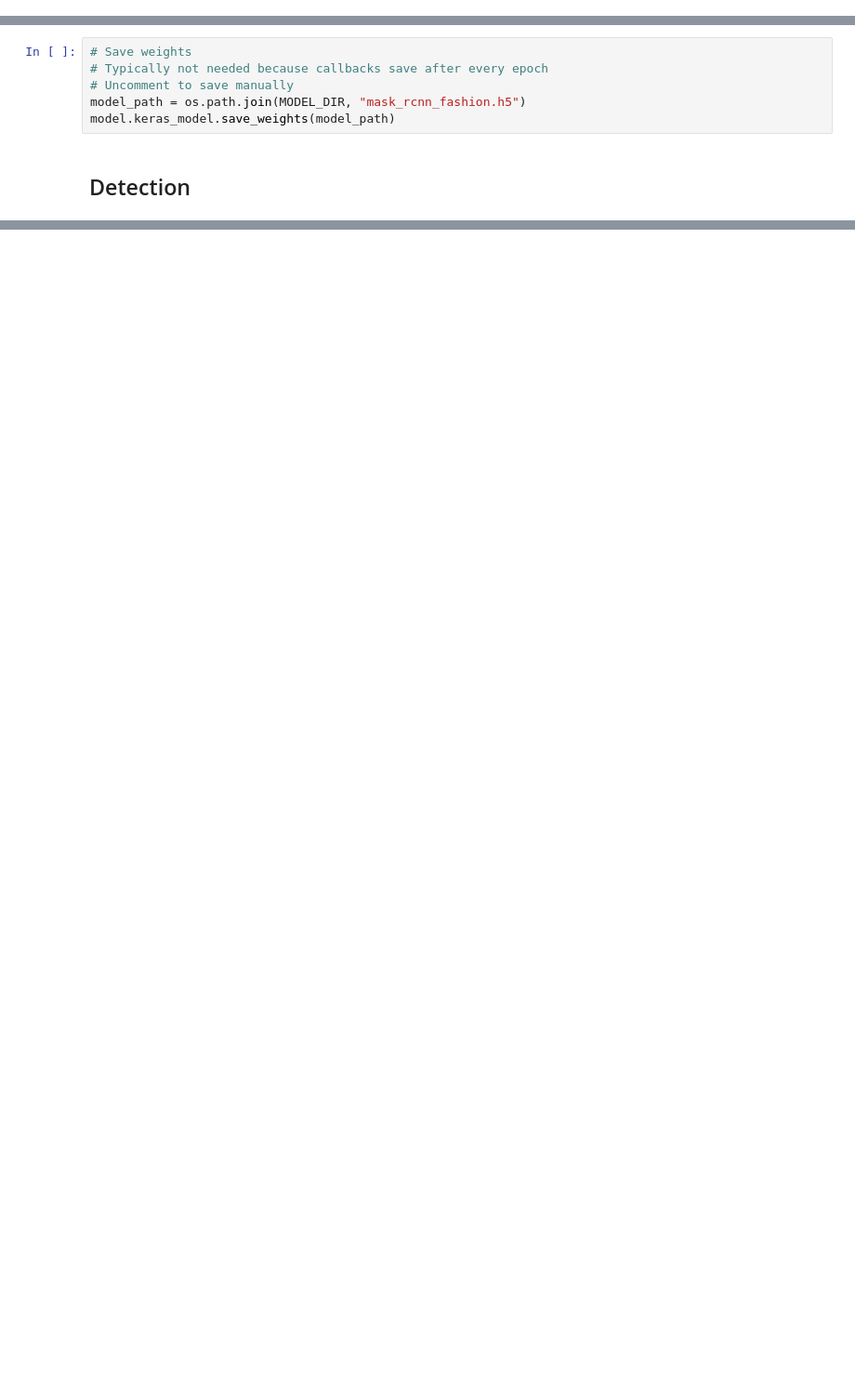
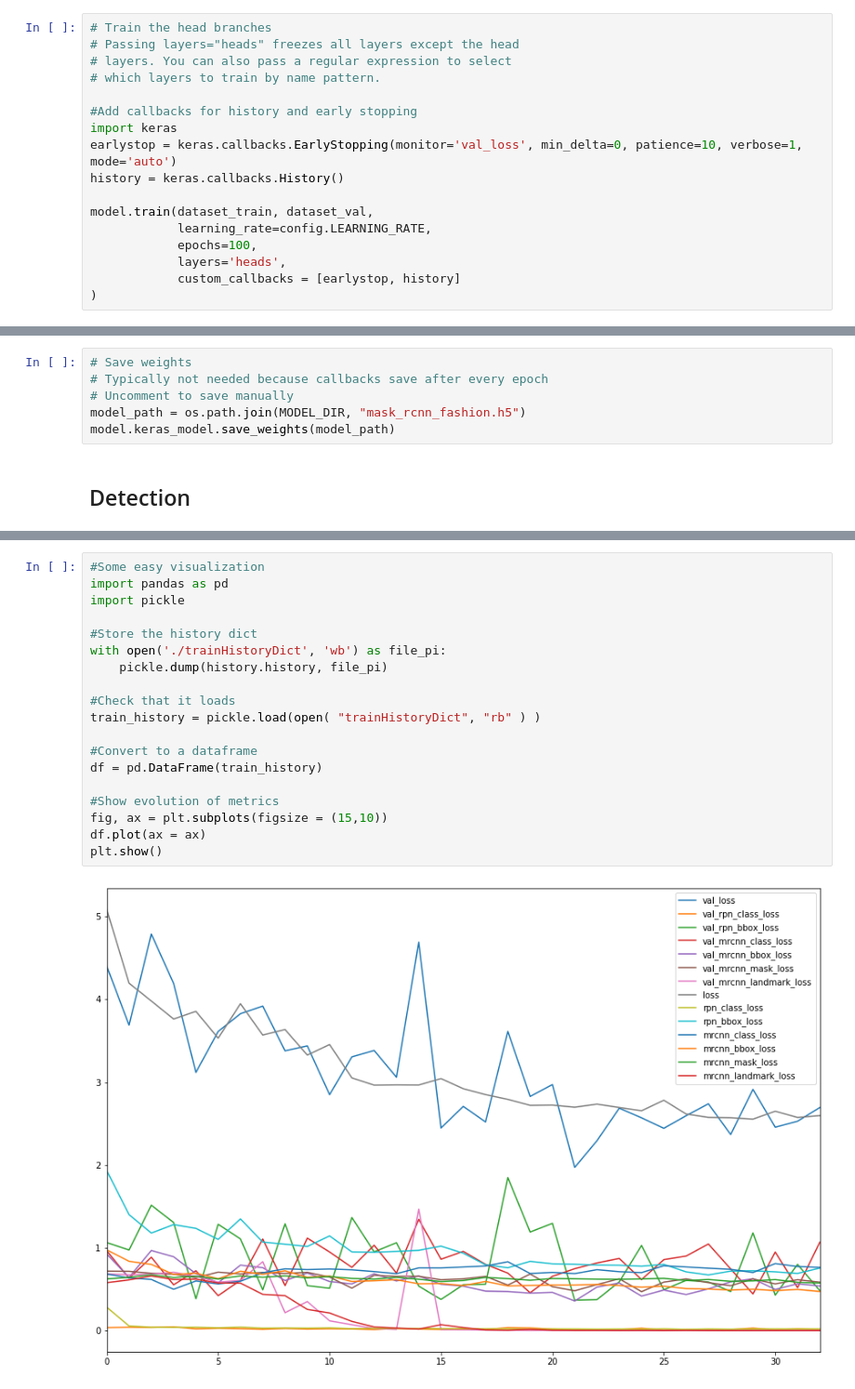
Before and after one commit to antonstagge/deepfashion-project, a Jupyter notebook: Mask_RCNN/fashion/fashion.ipynb, the cells around one changed output, grey strips where cells are left out. Shown at 93% size. Drawn from its saved outputs; the diff is of its cells as text; blank space fills up the shorter version.

Commit message:
Added history and early stopping callbacks and a metric visualization

```diff
--- a/Mask_RCNN/fashion/fashion.ipynb
+++ b/Mask_RCNN/fashion/fashion.ipynb
@@ -251,3 +291,20 @@ Train in two stages:
 1. Only the heads. Here we're freezing all the backbone layers and training only the randomly initialized layers (i.e. the ones that we didn't use pre-trained weights from MS COCO). To train only the head layers, pass `layers='heads'` to the `train()` function.
 
 2. Fine-tune all layers. For this simple example it's not necessary, but we're including it to show the process. Simply pass `layers="all` to train all layers.
+# %%
+# Train the head branches
+# Passing layers="heads" freezes all layers except the head
+# layers. You can also pass a regular expression to select
+# which layers to train by name pattern.
+
+#Add callbacks for history and early stopping
+import keras
+earlystop = keras.callbacks.EarlyStopping(monitor='val_loss', min_delta=0, patience=10, verbose=1, mode='auto')
+history = keras.callbacks.History()
+
+model.train(dataset_train, dataset_val,
+            learning_rate=config.LEARNING_RATE,
+            epochs=100,
+            layers='heads',
+            custom_callbacks = [earlystop, history]
+)
@@ -321,0 +492,21 @@ visualize.display_instances(original_image, r['rois'], r['masks'], r['landmarks'
+# %%
+#Some easy visualization
+import pandas as pd
+import pickle
+
+#Store the history dict
+with open('./trainHistoryDict', 'wb') as file_pi:
+    pickle.dump(history.history, file_pi)
+
+#Check that it loads
+train_history = pickle.load(open( "trainHistoryDict", "rb" ) )
+
+#Convert to a dataframe
+df = pd.DataFrame(train_history)
+
+#Show evolution of metrics
+fig, ax = plt.subplots(figsize = (15,10))
+df.plot(ax = ax)
+plt.show()
+# %% [output]
+[figure, added]
```
Also changed, not shown: parts of 11 cells of this notebook.
